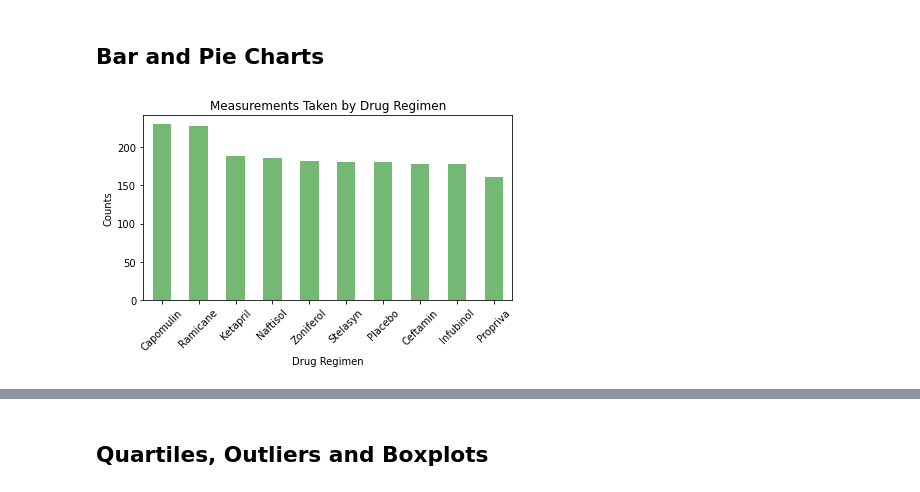
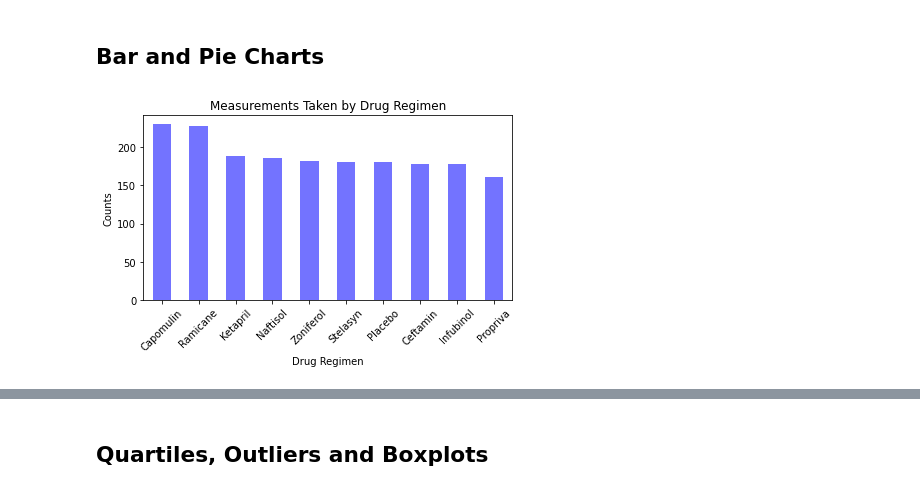
Before and after one commit to austin3216/matplotlib-challenge, a Jupyter notebook: pymaceuticals_starter.ipynb, the cells around one changed output, grey strips where cells are left out. Cells and saved outputs as stored; diff of their text form; code cells hidden in the pictures.

```diff
--- a/pymaceuticals_starter.ipynb
+++ b/pymaceuticals_starter.ipynb
@@ -135,24 +135,24 @@ mouse_study_df.groupby('Drug Regimen')['Tumor Volume (mm3)'].aggregate(['mean',
 # %%
 # Generate a bar plot showing the total number of measurements taken on each drug regimen using pandas.
 
 # TODO --> figure out sorting of drug regimen by value count
 
 # Get the counts of measurements taken by each drug regimen
 measures = mouse_study_df['Drug Regimen'].value_counts()
 
 # Plot the bar chart
-measures.plot(kind='bar', alpha=.55, facecolor='green', rot='45')
+measures.plot(kind='bar', alpha=.55, facecolor='blue', rot='45')
 
 # Add the title and axis labels
 plt.title('Measurements Taken by Drug Regimen')
 plt.xlabel('Drug Regimen')
 plt.ylabel('Counts')
 
 # Show the bar chart
 plt.tight_layout()
 plt.show()
 # %% [output]
-[figure, old version]
+[figure, new version]
 # %%
 # Generate a bar plot showing the total number of measurements taken on each drug regimen using pyplot.
 
```
Also changed, not shown: parts of 3 cells of this notebook.
